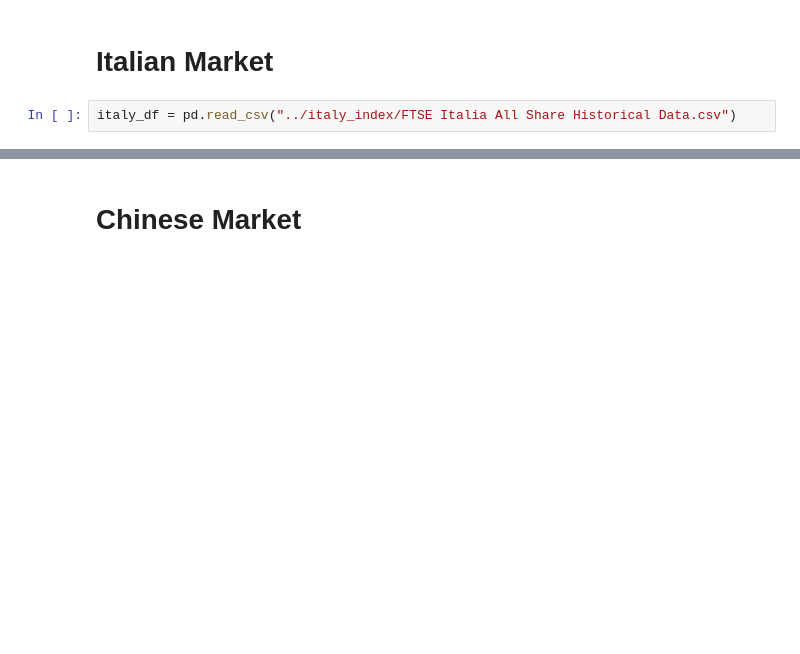
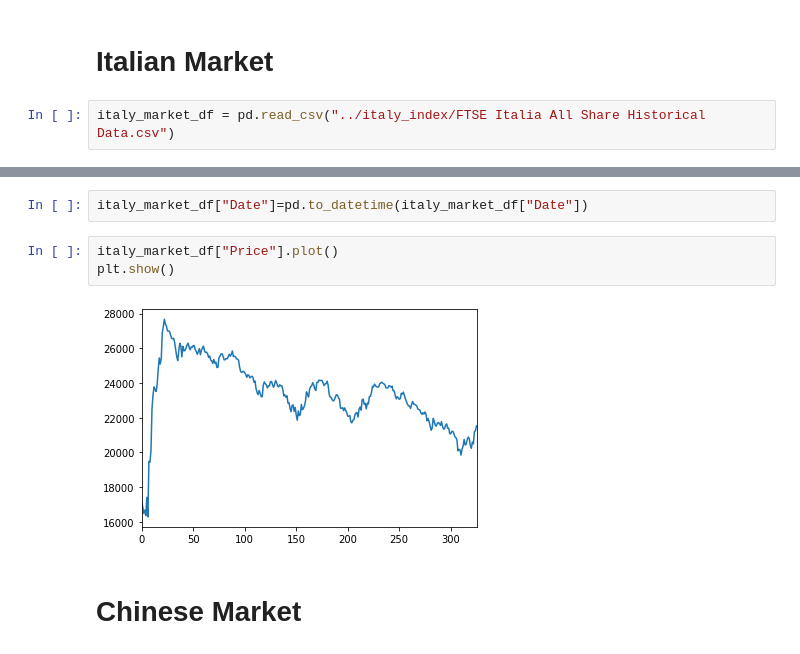
Before and after one commit to nberman12/COVID19-vs-Stocks, a Jupyter notebook: dev/peter/Virus_Data/COVID19_Unorganized_Data1.ipynb, the cells around one changed output, grey strips where cells are left out. Saved outputs shown, nothing was run; the diff lists cells and outputs as text; blank space fills up the shorter version.

Commit message:
Partially Cleaned Data

```diff
--- a/dev/peter/Virus_Data/COVID19_Unorganized_Data1.ipynb
+++ b/dev/peter/Virus_Data/COVID19_Unorganized_Data1.ipynb
@@ -270,4 +256,4 @@ plt.show()
 # %% [markdown]
 # Italian Market
 # %%
-italy_df = pd.read_csv("../italy_index/FTSE Italia All Share Historical Data.csv")
+italy_market_df = pd.read_csv("../italy_index/FTSE Italia All Share Historical Data.csv")
@@ -290,3 +270,10 @@ italy_df
+# %%
+italy_market_df["Date"]=pd.to_datetime(italy_market_df["Date"])
+# %%
+italy_market_df["Price"].plot()
+plt.show()
+# %% [output]
+[figure, added]
 # %% [markdown]
 # Chinese Market
 # %%
```
Also changed, not shown: parts of 23 cells of this notebook, 3 other files.
